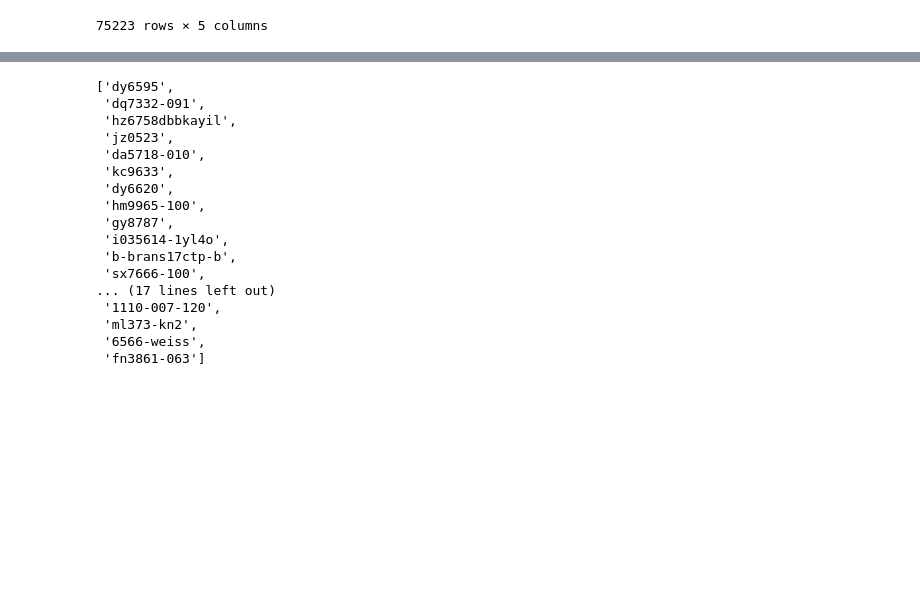
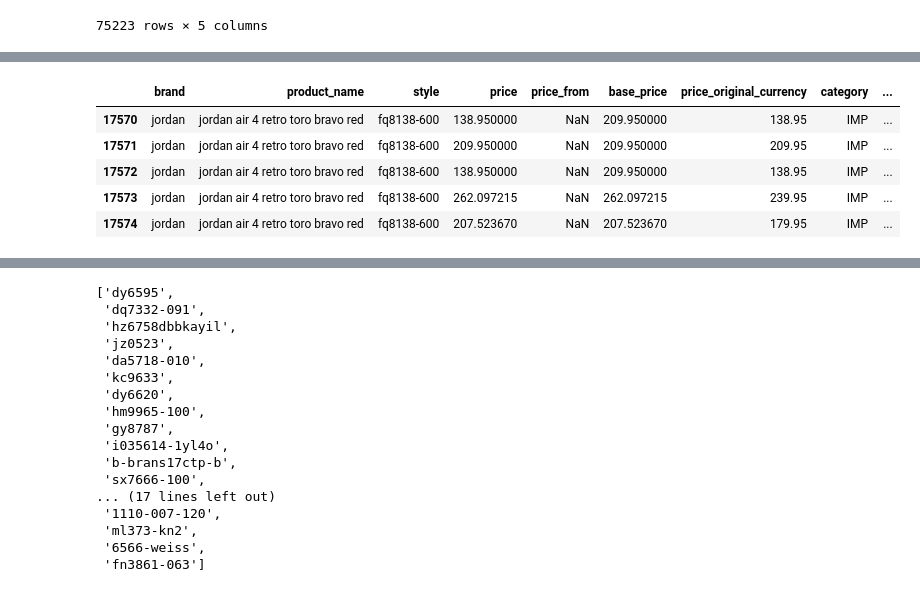
Before and after one commit to jurajkapasny/autopricing-kickz, a Jupyter notebook: kickz-dev.ipynb, the cells around one changed output, grey strips where cells are left out. Saved outputs shown, nothing was run; the diff lists cells and outputs as text; code cells hidden in the pictures; blank space fills up the shorter version.

```diff
--- a/kickz-dev.ipynb
+++ b/kickz-dev.ipynb
@@ -126,0 +132,9 @@ df[df['style'] == 'ah8050-002']
+# %%
+df_old[df_old['style'] == 'fq8138-600']
+# %% [output]
+|  | brand | product_name | style | price | price_from | base_price | price_original_currency | category | ... |
+| 17570 | jordan | jordan air 4 retro toro bravo red | fq8138-600 | 138.950000 | NaN | 209.950000 | 138.95 | IMP | ... |
+| 17571 | jordan | jordan air 4 retro toro bravo red | fq8138-600 | 209.950000 | NaN | 209.950000 | 209.95 | IMP | ... |
+| 17572 | jordan | jordan air 4 retro toro bravo red | fq8138-600 | 138.950000 | NaN | 209.950000 | 138.95 | IMP | ... |
+| 17573 | jordan | jordan air 4 retro toro bravo red | fq8138-600 | 262.097215 | NaN | 262.097215 | 239.95 | IMP | ... |
+| 17574 | jordan | jordan air 4 retro toro bravo red | fq8138-600 | 207.523670 | NaN | 207.523670 | 179.95 | IMP | ... |
```
Also changed, not shown: parts of 38 cells of this notebook, 2 other files.
